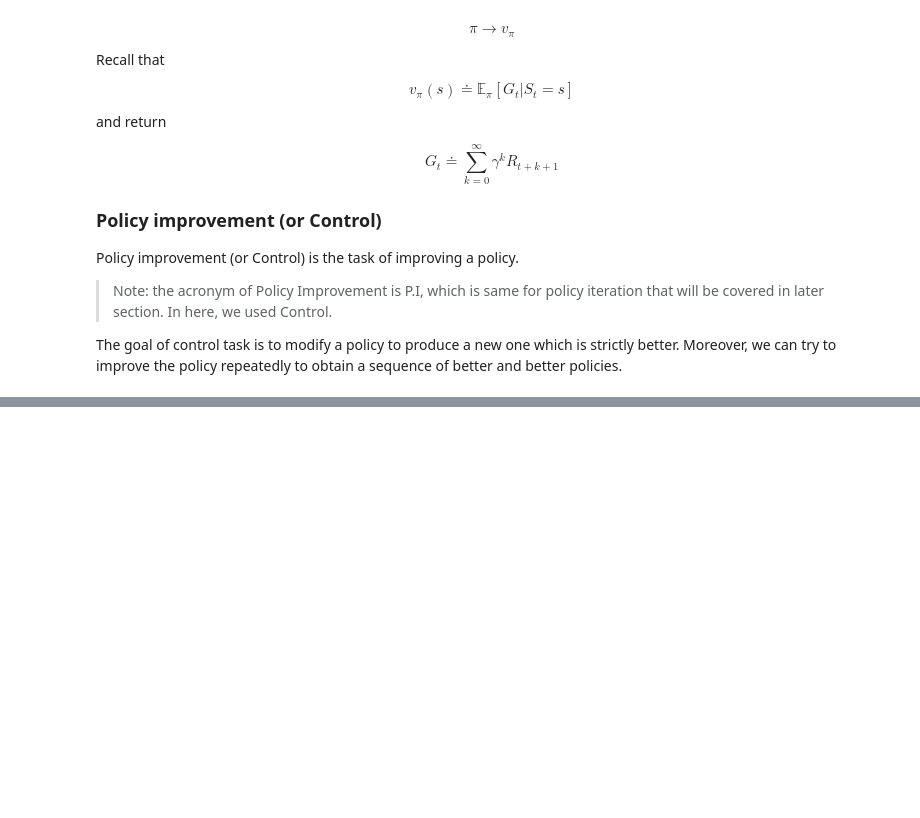
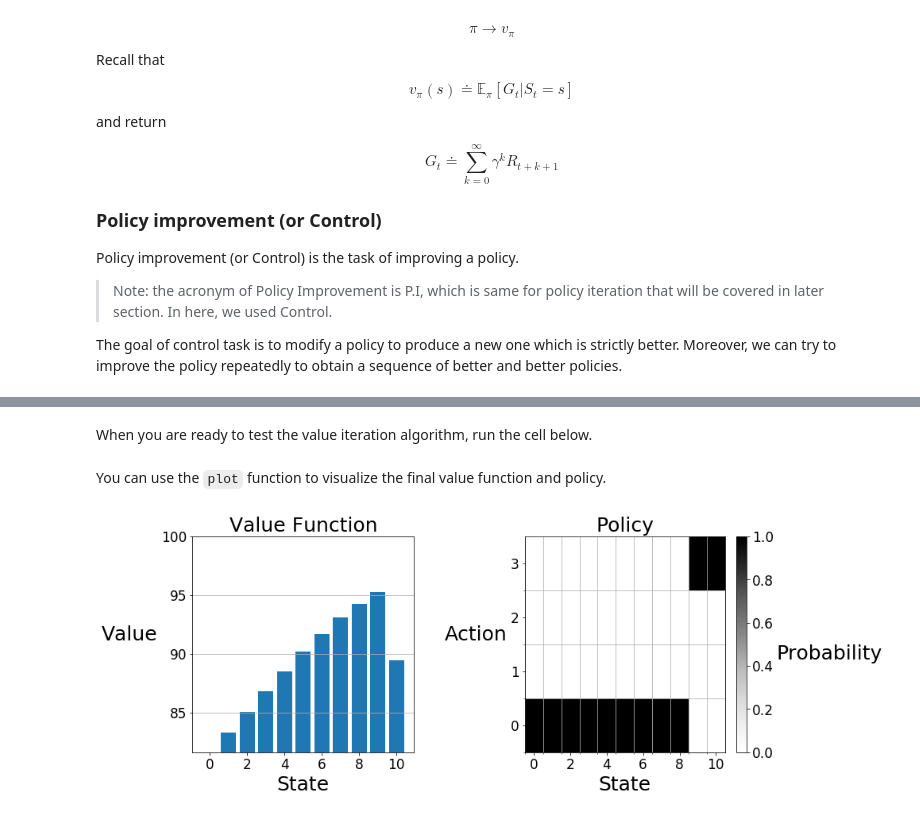
Before and after one commit to anilkunwar/coursera, a Jupyter notebook: UoA_Fundamentals_of_Reinforcement_Learning/dynamic-programming.ipynb, the cells around one changed output, grey strips where cells are left out. Saved outputs shown, nothing was run; the diff lists cells and outputs as text; code cells hidden in the pictures; blank space fills up the shorter version.

```diff
--- a/UoA_Fundamentals_of_Reinforcement_Learning/dynamic-programming.ipynb
+++ b/UoA_Fundamentals_of_Reinforcement_Learning/dynamic-programming.ipynb
@@ -41,0 +316,12 @@ The goal of control task is to modify a policy to produce a new one which is str
+# %%
+def q_greedify_policy(env, V, pi, s, gamma):
+    """Mutate ``pi`` to be greedy with respect to the q-values induced by ``V``."""
+    pi[s] = np.zeros(shape=pi[s].shape)
+    a_list = np.zeros(shape=pi[s].shape)
+    for a in env.A:
+        transitions = env.transitions(s, a)
+        temp = 0
+        for sp, (r, p) in enumerate(transitions):
+            temp += p * (r + gamma * V[sp])
+        a_list[a] = temp
+    pi[s][np.argmax(a_list)] = 1
@@ -41,0 +381,15 @@ The goal of control task is to modify a policy to produce a new one which is str
+# %%
+def value_iteration(env, gamma, theta):
+    V = np.zeros(len(env.S))
+    while True:
+        delta = 0
+        for s in env.S:
+            v = V[s]
+            bellman_optimality_update(env, V, s, gamma)
+            delta = max(delta, abs(v - V[s]))
+        if delta < theta:
+            break
+    pi = np.ones((len(env.S), len(env.A))) / len(env.A)
+    for s in env.S:
+        q_greedify_policy(env, V, pi, s, gamma)
+    return V, pi
@@ -41,0 +421,13 @@ The goal of control task is to modify a policy to produce a new one which is str
+# %% [markdown]
+When you are ready to test the value iteration algorithm, run the cell below.
+# %%
+env = tools.ParkingWorld(num_spaces=10, num_prices=4)
+gamma = 0.9
+theta = 0.1
+V, pi = value_iteration(env, gamma, theta)
+# %% [markdown]
+You can use the ``plot`` function to visualize the final value function and policy.
+# %%
+tools.plot(V, pi)
+# %% [output]
+[figure, added]
```
Also changed, not shown: parts of 49 cells of this notebook, 4 other files.
